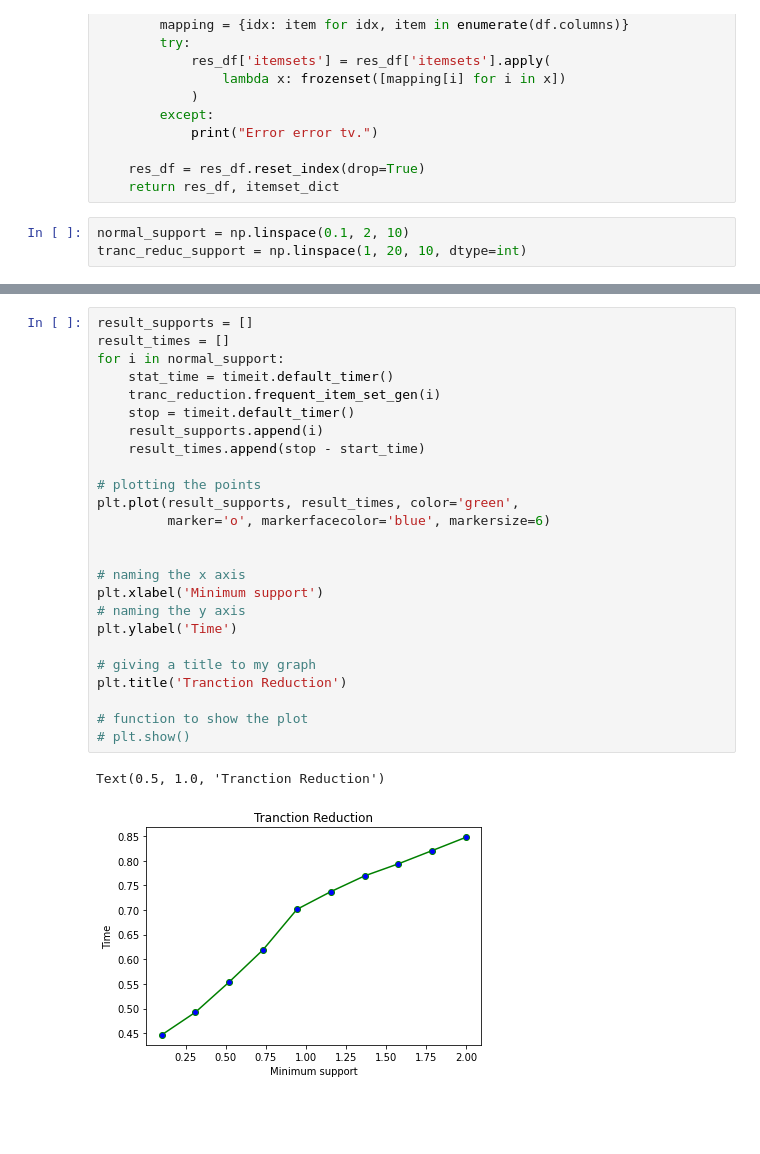
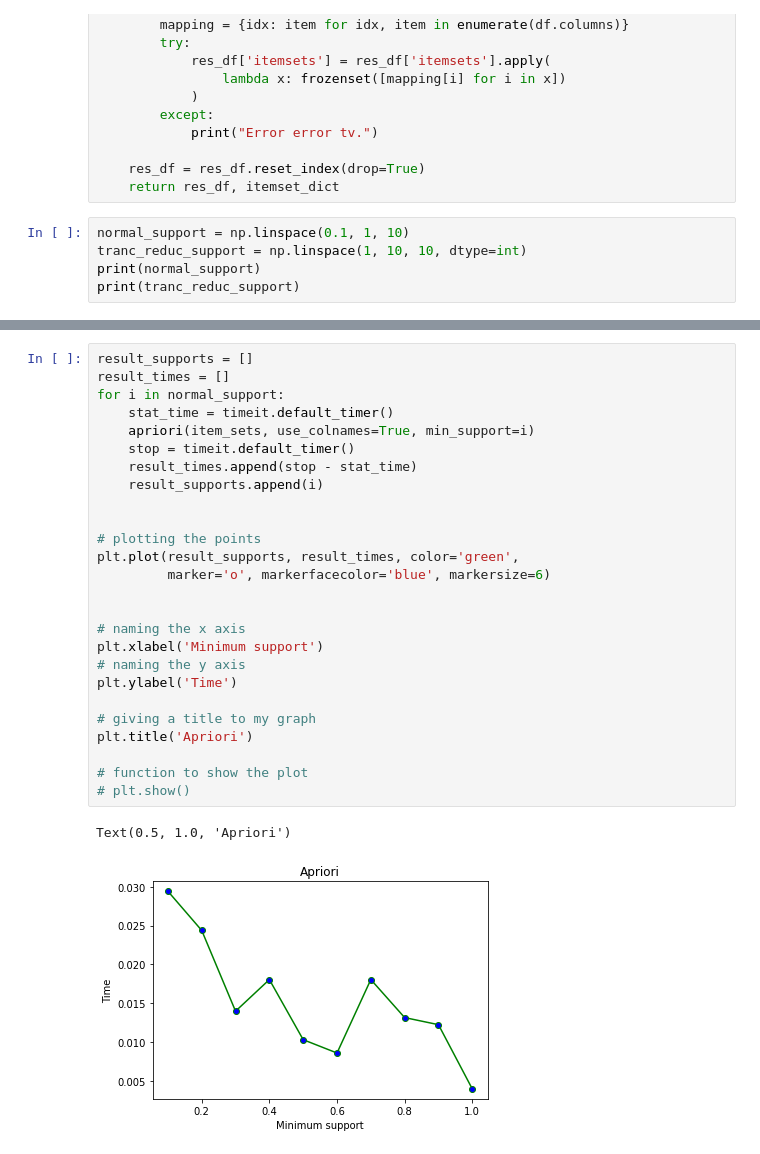
Before and after one commit to khysokhornrupp/RUPP-Apriori-, a Jupyter notebook: all_in_one_test.ipynb, the cells around one changed output, grey strips where cells are left out. Cells and saved outputs as stored; diff of their text form; blank space fills up the shorter version.

```diff
--- a/all_in_one_test.ipynb
+++ b/all_in_one_test.ipynb
@@ -948,5 +753,7 @@ def apriori1(df, min_support=0.5, use_colnames=False, max_len=None, verbose=0):
     res_df = res_df.reset_index(drop=True)
     return res_df, itemset_dict
 # %%
-normal_support = np.linspace(0.1, 2, 10)
-tranc_reduc_support = np.linspace(1, 20, 10, dtype=int)
+normal_support = np.linspace(0.1, 1, 10)
+tranc_reduc_support = np.linspace(1, 10, 10, dtype=int)
+print(normal_support)
+print(tranc_reduc_support)
@@ -1010,28 +799,29 @@ tranc_reduction.frequent_item_set_gen(2)
 # %%
 result_supports = []
 result_times = []
 for i in normal_support:
     stat_time = timeit.default_timer()
-    tranc_reduction.frequent_item_set_gen(i)
+    apriori(item_sets, use_colnames=True, min_support=i)
     stop = timeit.default_timer()
+    result_times.append(stop - stat_time)
     result_supports.append(i)
-    result_times.append(stop - start_time)
+
 
 # plotting the points
 plt.plot(result_supports, result_times, color='green',
          marker='o', markerfacecolor='blue', markersize=6)
 
 
 # naming the x axis
 plt.xlabel('Minimum support')
 # naming the y axis
 plt.ylabel('Time')
 
 # giving a title to my graph
-plt.title('Tranction Reduction')
+plt.title('Apriori')
 
 # function to show the plot
 # plt.show()
 # %% [output]
-Text(0.5, 1.0, 'Tranction Reduction')
+Text(0.5, 1.0, 'Apriori')
-[figure, old version]
+[figure, new version]
```
Also changed, not shown: parts of 19 cells of this notebook.
